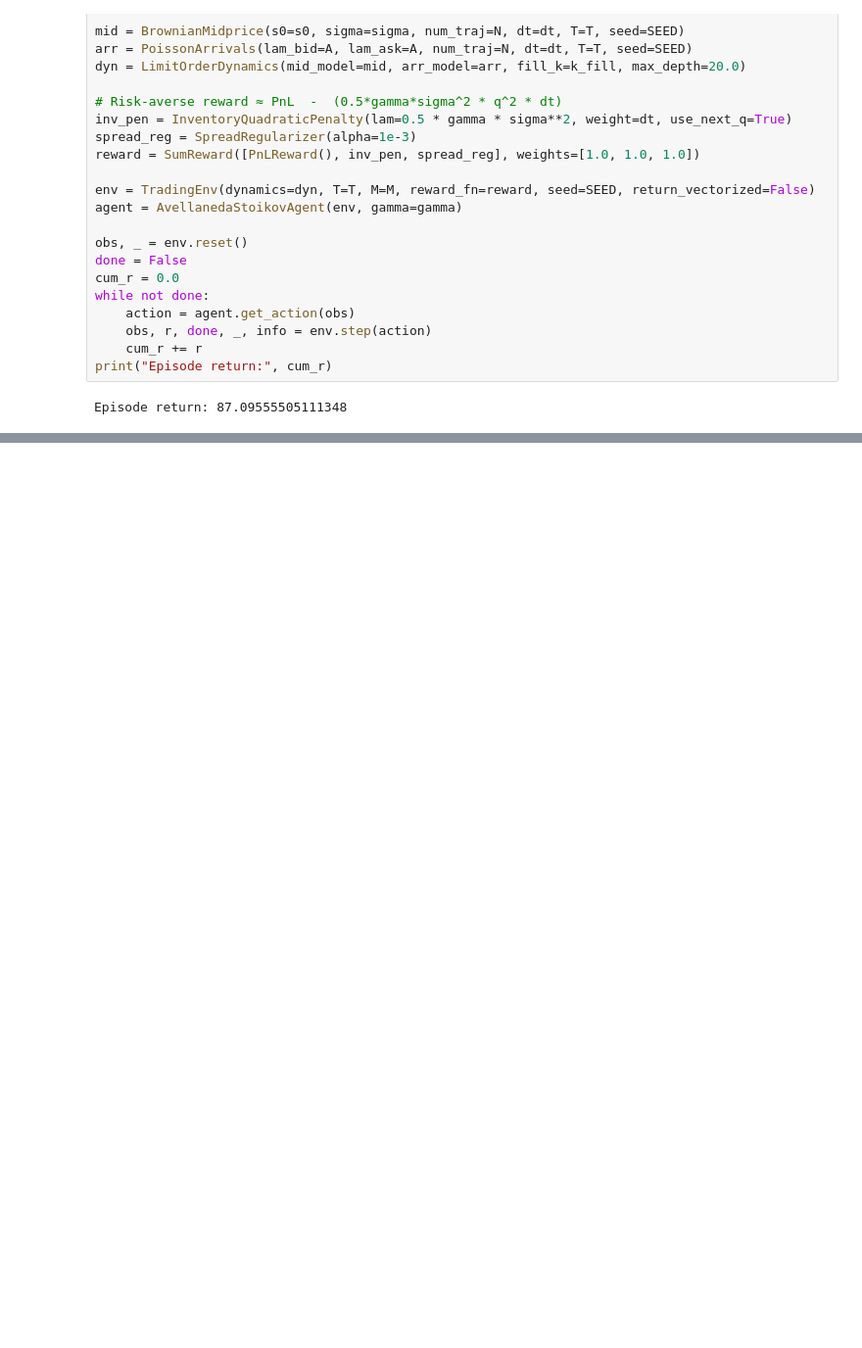
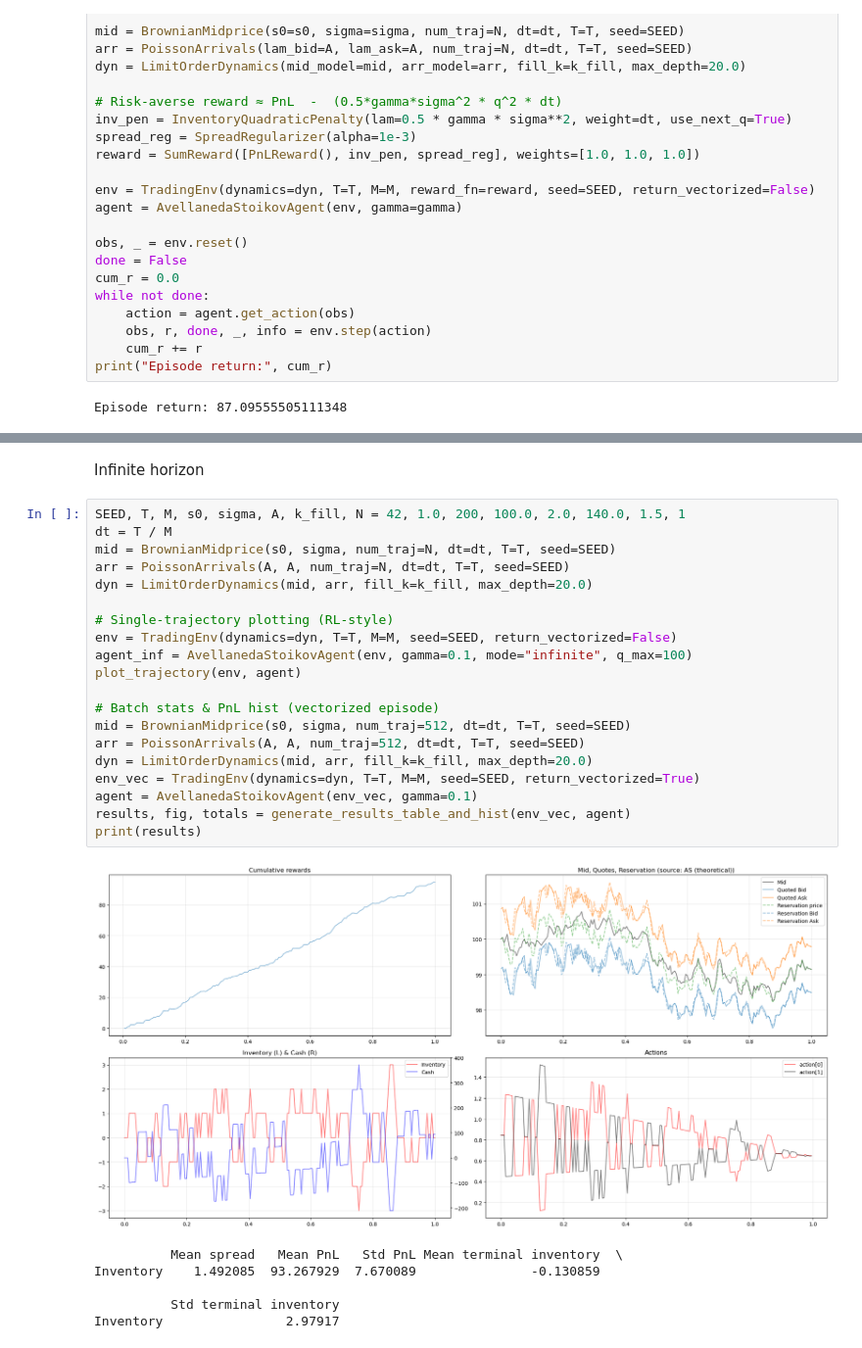
Before and after one commit to AA-ron2/Thesis_AI4Trading, a Jupyter notebook: test.ipynb, the cells around one changed output, grey strips where cells are left out. Shown at 98% size. Drawn from its saved outputs; the diff is of its cells as text; blank space fills up the shorter version.

Commit message:
infinite horizon

```diff
--- a/test.ipynb
+++ b/test.ipynb
@@ -38,0 +87,29 @@ Episode return: 87.09555505111348
+# %% [markdown]
+Infinite horizon
+# %%
+SEED, T, M, s0, sigma, A, k_fill, N = 42, 1.0, 200, 100.0, 2.0, 140.0, 1.5, 1
+dt = T / M
+mid = BrownianMidprice(s0, sigma, num_traj=N, dt=dt, T=T, seed=SEED)
+arr = PoissonArrivals(A, A, num_traj=N, dt=dt, T=T, seed=SEED)
+dyn = LimitOrderDynamics(mid, arr, fill_k=k_fill, max_depth=20.0)
+
+# Single-trajectory plotting (RL-style)
+env = TradingEnv(dynamics=dyn, T=T, M=M, seed=SEED, return_vectorized=False)
+agent_inf = AvellanedaStoikovAgent(env, gamma=0.1, mode="infinite", q_max=100)
+plot_trajectory(env, agent)
+
+# Batch stats & PnL hist (vectorized episode)
+mid = BrownianMidprice(s0, sigma, num_traj=512, dt=dt, T=T, seed=SEED)
+arr = PoissonArrivals(A, A, num_traj=512, dt=dt, T=T, seed=SEED)
+dyn = LimitOrderDynamics(mid, arr, fill_k=k_fill, max_depth=20.0)
+env_vec = TradingEnv(dynamics=dyn, T=T, M=M, seed=SEED, return_vectorized=True)
+agent = AvellanedaStoikovAgent(env_vec, gamma=0.1)
+results, fig, totals = generate_results_table_and_hist(env_vec, agent)
+print(results)
+# %% [output]
+[figure, added]
+          Mean spread   Mean PnL   Std PnL Mean terminal inventory  \
+Inventory    1.492085  93.267929  7.670089               -0.130859
+
+          Std terminal inventory
+Inventory                2.97917
```
Also changed, not shown: parts of 4 cells of this notebook, 4 other files.
